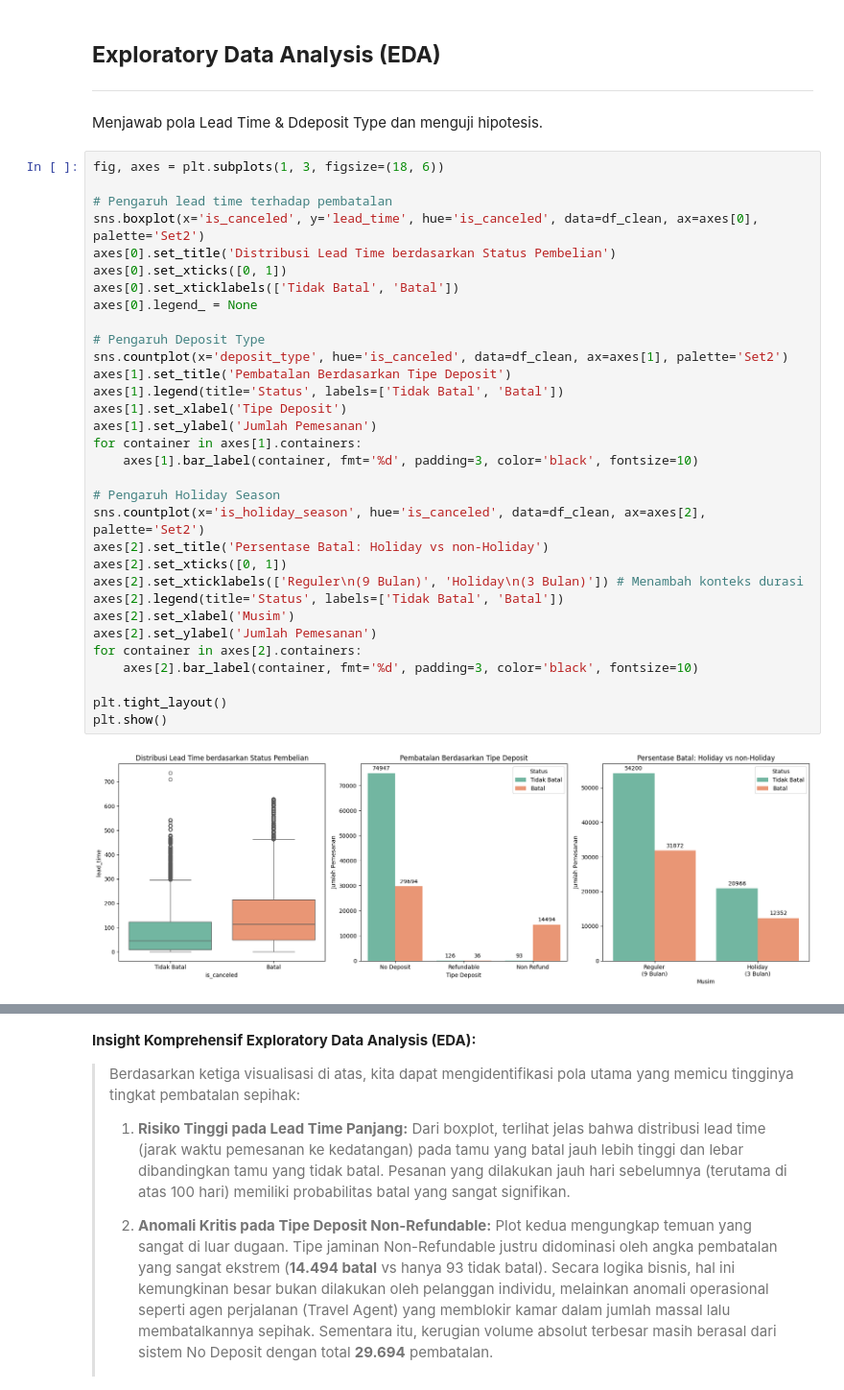
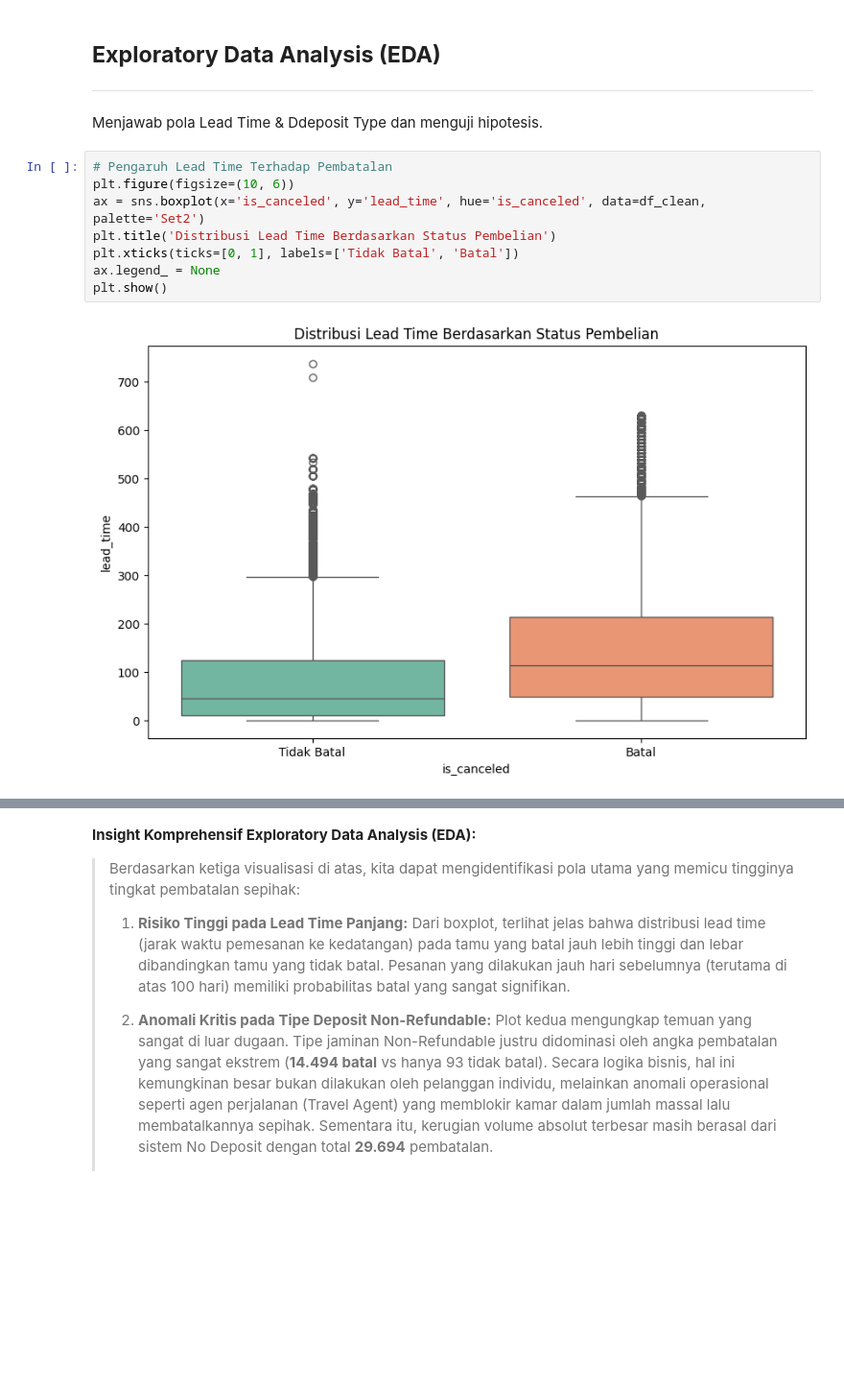
Before and after one commit to klisarsana/hotel-booking-cancellation, a Jupyter notebook: notebooks/final-project-classification.ipynb, the cells around one changed output, grey strips where cells are left out. Shown at 96% size. Drawn from its saved outputs; the diff is of its cells as text; blank space fills up the shorter version.

```diff
--- a/notebooks/final-project-classification.ipynb
+++ b/notebooks/final-project-classification.ipynb
@@ -151,37 +152,13 @@ Name: proportion, dtype: float64
 ## **Exploratory Data Analysis (EDA)**
 ---
 Menjawab pola Lead Time & Ddeposit Type dan menguji hipotesis.
-# %%
-fig, axes = plt.subplots(1, 3, figsize=(18, 6))
-
-# Pengaruh lead time terhadap pembatalan
-sns.boxplot(x='is_canceled', y='lead_time', hue='is_canceled', data=df_clean, ax=axes[0], palette='Set2')
-axes[0].set_title('Distribusi Lead Time berdasarkan Status Pembelian')
-axes[0].set_xticks([0, 1])
-axes[0].set_xticklabels(['Tidak Batal', 'Batal'])
-axes[0].legend_ = None
-
-# Pengaruh Deposit Type
-sns.countplot(x='deposit_type', hue='is_canceled', data=df_clean, ax=axes[1], palette='Set2')
-axes[1].set_title('Pembatalan Berdasarkan Tipe Deposit')
-axes[1].legend(title='Status', labels=['Tidak Batal', 'Batal'])
-axes[1].set_xlabel('Tipe Deposit')
-axes[1].set_ylabel('Jumlah Pemesanan')
-for container in axes[1].containers:
-    axes[1].bar_label(container, fmt='%d', padding=3, color='black', fontsize=10)
-
-# Pengaruh Holiday Season
-sns.countplot(x='is_holiday_season', hue='is_canceled', data=df_clean, ax=axes[2], palette='Set2')
-axes[2].set_title('Persentase Batal: Holiday vs non-Holiday')
-axes[2].set_xticks([0, 1])
-axes[2].set_xticklabels(['Reguler\n(9 Bulan)', 'Holiday\n(3 Bulan)']) # Menambah konteks durasi
-axes[2].legend(title='Status', labels=['Tidak Batal', 'Batal'])
-axes[2].set_xlabel('Musim')
-axes[2].set_ylabel('Jumlah Pemesanan')
-for container in axes[2].containers:
-    axes[2].bar_label(container, fmt='%d', padding=3, color='black', fontsize=10)
-
-plt.tight_layout()
-plt.show()
-# %% [output]
-[figure, removed]
+# %%
+# Pengaruh Lead Time Terhadap Pembatalan
+plt.figure(figsize=(10, 6))
+ax = sns.boxplot(x='is_canceled', y='lead_time', hue='is_canceled', data=df_clean, palette='Set2')
+plt.title('Distribusi Lead Time Berdasarkan Status Pembelian')
+plt.xticks(ticks=[0, 1], labels=['Tidak Batal', 'Batal'])
+ax.legend_ = None
+plt.show()
+# %% [output]
+[figure, added]
```
Also changed, not shown: parts of 3 cells of this notebook, 5 other files.
